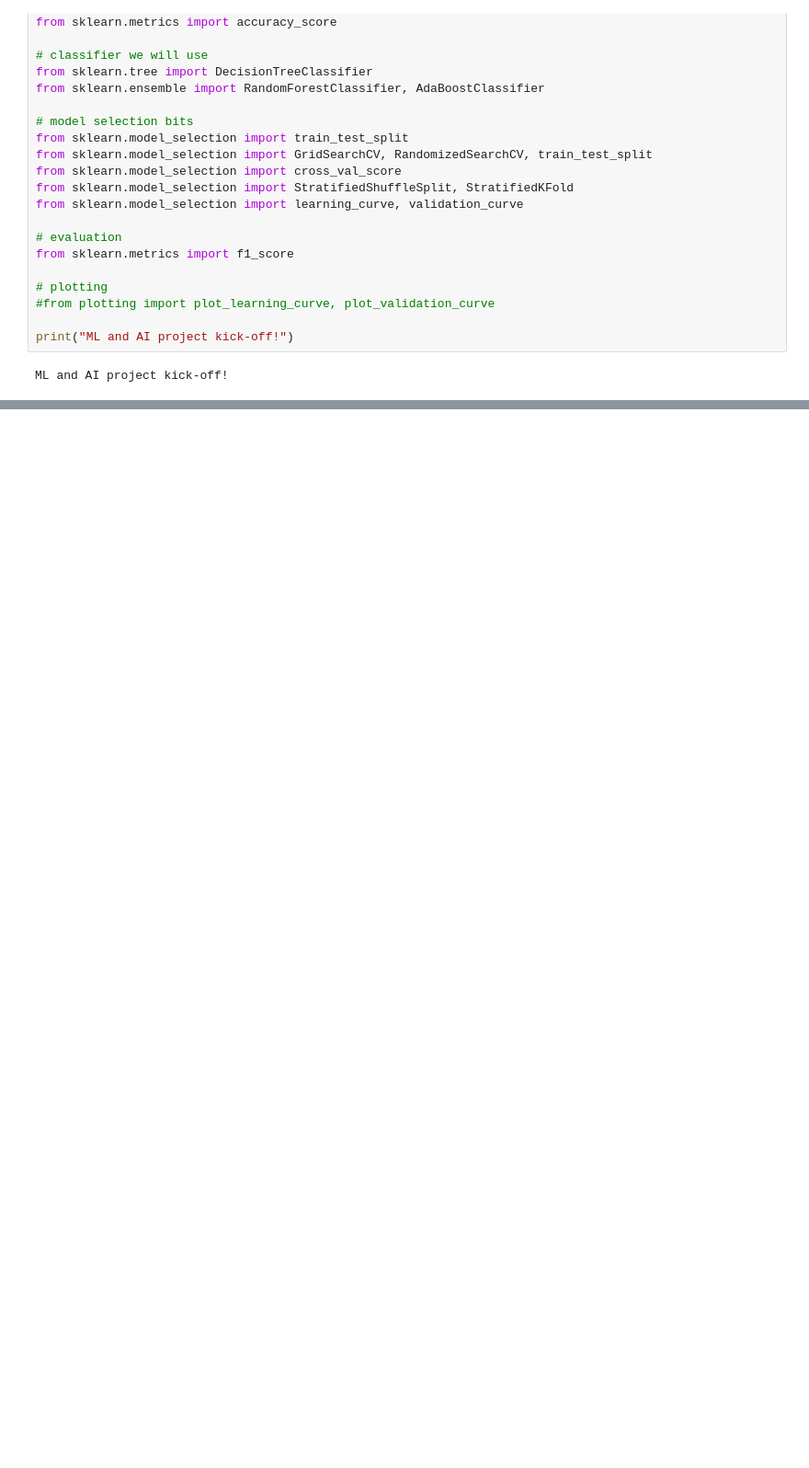
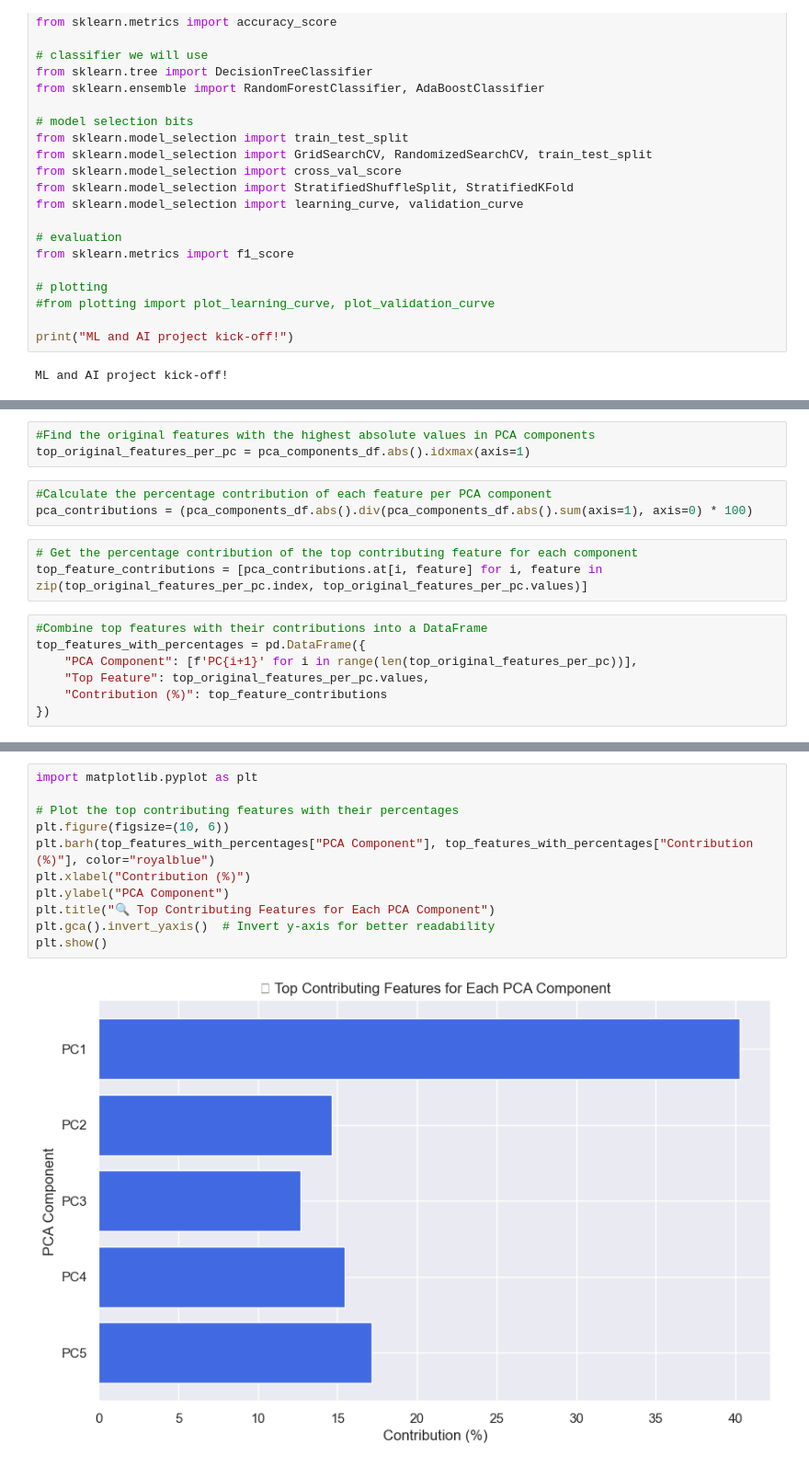
Before and after one commit to AICarope/Logistic-Regression-machine-learning-project-up, a Jupyter notebook: 3_Women_ML.ipynb, the cells around one changed output, grey strips where cells are left out. Shown at 92% size. Drawn from its saved outputs; the diff is of its cells as text; blank space fills up the shorter version.

```diff
--- a/3_Women_ML.ipynb
+++ b/3_Women_ML.ipynb
@@ -45,0 +433,16 @@ ML and AI project kick-off!
+# %%
+#Find the original features with the highest absolute values in PCA components
+top_original_features_per_pc = pca_components_df.abs().idxmax(axis=1)
+# %%
+#Calculate the percentage contribution of each feature per PCA component
+pca_contributions = (pca_components_df.abs().div(pca_components_df.abs().sum(axis=1), axis=0) * 100)
+# %%
+# Get the percentage contribution of the top contributing feature for each component
+top_feature_contributions = [pca_contributions.at[i, feature] for i, feature in zip(top_original_features_per_pc.index, top_original_features_per_pc.values)]
+# %%
+#Combine top features with their contributions into a DataFrame
+top_features_with_percentages = pd.DataFrame({
+    "PCA Component": [f'PC{i+1}' for i in range(len(top_original_features_per_pc))],
+    "Top Feature": top_original_features_per_pc.values,
+    "Contribution (%)": top_feature_contributions
+})
@@ -45,0 +482,13 @@ ML and AI project kick-off!
+# %%
+import matplotlib.pyplot as plt
+
+# Plot the top contributing features with their percentages
+plt.figure(figsize=(10, 6))
+plt.barh(top_features_with_percentages["PCA Component"], top_features_with_percentages["Contribution (%)"], color="royalblue")
+plt.xlabel("Contribution (%)")
+plt.ylabel("PCA Component")
+plt.title("🔍 Top Contributing Features for Each PCA Component")
+plt.gca().invert_yaxis()  # Invert y-axis for better readability
+plt.show()
+# %% [output]
+[figure, added]
```
Also changed, not shown: parts of 111 cells of this notebook, 5 other files.
